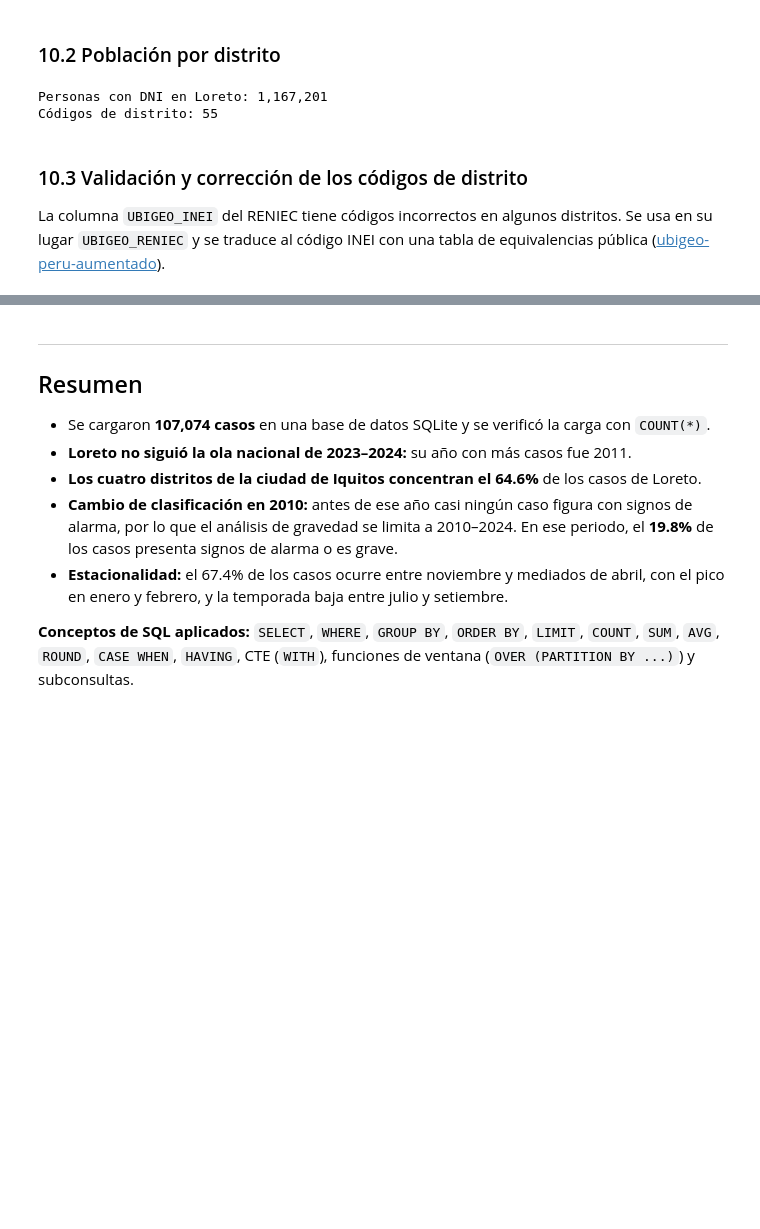
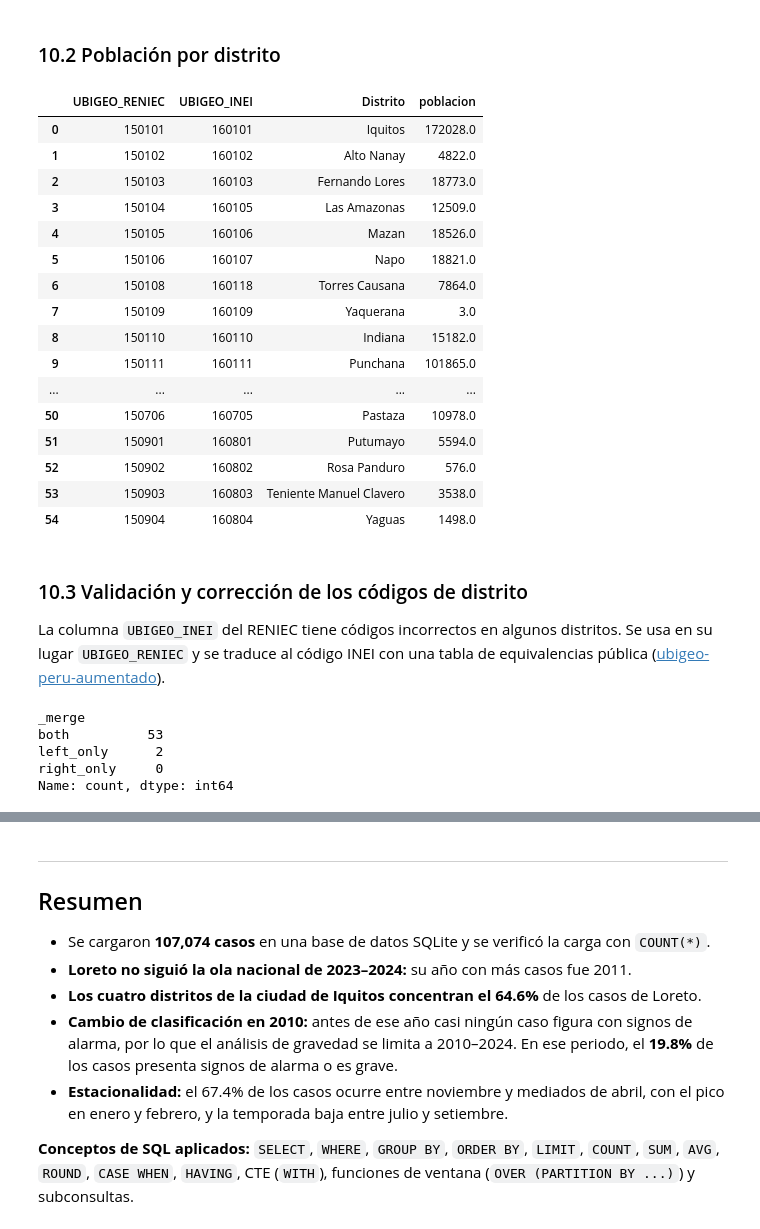
Before and after one commit to David-Sac/dengue-loreto, a Jupyter notebook: notebooks/03_sql.ipynb, the cells around one changed output, grey strips where cells are left out. Cells and saved outputs as stored; diff of their text form; code cells hidden in the pictures; blank space fills up the shorter version.

Commit message:
feat: correccion de los codigo de distritos, hallazgos encontrados

```diff
--- a/notebooks/03_sql.ipynb
+++ b/notebooks/03_sql.ipynb
@@ -532,17 +532,30 @@ Códigos de distrito: 55
 # %% [markdown]
 ### 10.2 Población por distrito
 # %%
-# Solo residentes en el Perú y en Loreto (la fila basura queda fuera con este filtro)
-pob_loreto = poblacion_raw[
-    (poblacion_raw["Residencia"] == "Nacional")
-    & (poblacion_raw["UBIGEO_INEI"].str.startswith("16", na=False))
-].copy()
-
-print(f"Personas con DNI en Loreto: {pob_loreto['Cantidad'].sum():,.0f}")
-print("Códigos de distrito:", pob_loreto["UBIGEO_RENIEC"].nunique())
+pob_distrito = (
+    pob_loreto.groupby(["UBIGEO_RENIEC", "UBIGEO_INEI", "Distrito"], as_index=False)["Cantidad"]
+    .sum()
+    .rename(columns={"Cantidad": "poblacion"})
+)
+pob_distrito
 # %% [output]
-Personas con DNI en Loreto: 1,167,201
-Códigos de distrito: 55
+|  | UBIGEO_RENIEC | UBIGEO_INEI | Distrito | poblacion |
+| 0 | 150101 | 160101 | Iquitos | 172028.0 |
+| 1 | 150102 | 160102 | Alto Nanay | 4822.0 |
+| 2 | 150103 | 160103 | Fernando Lores | 18773.0 |
+| 3 | 150104 | 160105 | Las Amazonas | 12509.0 |
+| 4 | 150105 | 160106 | Mazan | 18526.0 |
+| 5 | 150106 | 160107 | Napo | 18821.0 |
+| 6 | 150108 | 160118 | Torres Causana | 7864.0 |
+| 7 | 150109 | 160109 | Yaquerana | 3.0 |
+| 8 | 150110 | 160110 | Indiana | 15182.0 |
+| 9 | 150111 | 160111 | Punchana | 101865.0 |
+| ... | ... | ... | ... | ... |
+| 50 | 150706 | 160705 | Pastaza | 10978.0 |
+| 51 | 150901 | 160801 | Putumayo | 5594.0 |
+| 52 | 150902 | 160802 | Rosa Panduro | 576.0 |
+| 53 | 150903 | 160803 | Teniente Manuel Clavero | 3538.0 |
+| 54 | 150904 | 160804 | Yaguas | 1498.0 |
 # %% [markdown]
 ### 10.3 Validación y corrección de los códigos de distrito
 
@@ -554,3 +567,18 @@ equivalencias = pd.read_csv(
     usecols=["inei", "reniec", "provincia", "distrito"]
 )
 equivalencias.to_csv("../data/raw/ubigeo_equivalencias.csv", index=False)  # copia local
+# %%
+pob_distrito = pob_distrito.merge(
+    equivalencias,
+    left_on="UBIGEO_RENIEC",
+    right_on="reniec",
+    how="left",
+    indicator=True
+)
+pob_distrito["_merge"].value_counts()
+# %% [output]
+_merge
+both          53
+left_only      2
+right_only     0
+Name: count, dtype: int64
```
Also changed, not shown: parts of 5 cells of this notebook.
